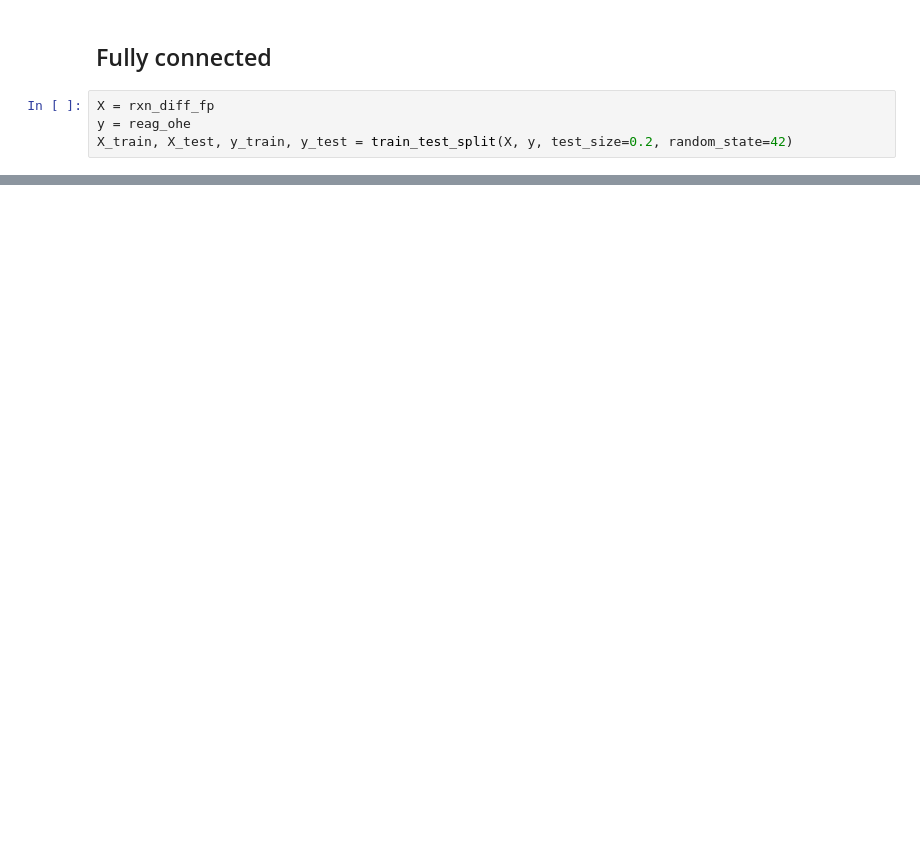
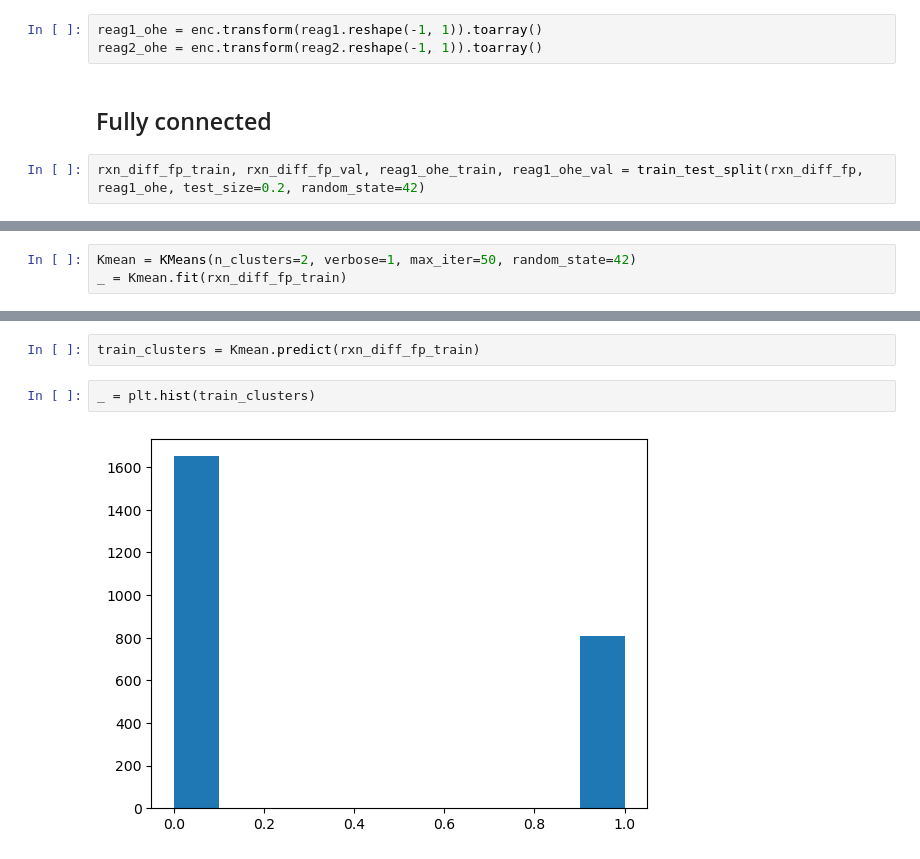
Before and after one commit to sustainable-processes/chemical-parameter-sharing, a Jupyter notebook: Modelling.ipynb, the cells around one changed output, grey strips where cells are left out. Drawn from its saved outputs; the diff is of its cells as text; blank space fills up the shorter version.

```diff
--- a/Modelling.ipynb
+++ b/Modelling.ipynb
@@ -262,6 +239,7 @@ AttributeError: module 'pyarrow' has no attribute 'parquet'
+# %%
+reag1_ohe = enc.transform(reag1.reshape(-1, 1)).toarray()
+reag2_ohe = enc.transform(reag2.reshape(-1, 1)).toarray()
 # %% [markdown]
 ## Fully connected
 # %%
-X = rxn_diff_fp
-y = reag_ohe
-X_train, X_test, y_train, y_test = train_test_split(X, y, test_size=0.2, random_state=42)
+rxn_diff_fp_train, rxn_diff_fp_val, reag1_ohe_train, reag1_ohe_val = train_test_split(rxn_diff_fp, reag1_ohe, test_size=0.2, random_state=42)
@@ -309,0 +246,3 @@ Accuracy: 35.12
+# %%
+Kmean = KMeans(n_clusters=2, verbose=1, max_iter=50, random_state=42)
+_ = Kmean.fit(rxn_diff_fp_train)
@@ -309,0 +267,6 @@ Accuracy: 35.12
+# %%
+train_clusters = Kmean.predict(rxn_diff_fp_train)
+# %%
+_ = plt.hist(train_clusters)
+# %% [output]
+[figure, added]
```
Also changed, not shown: parts of 42 cells of this notebook.
